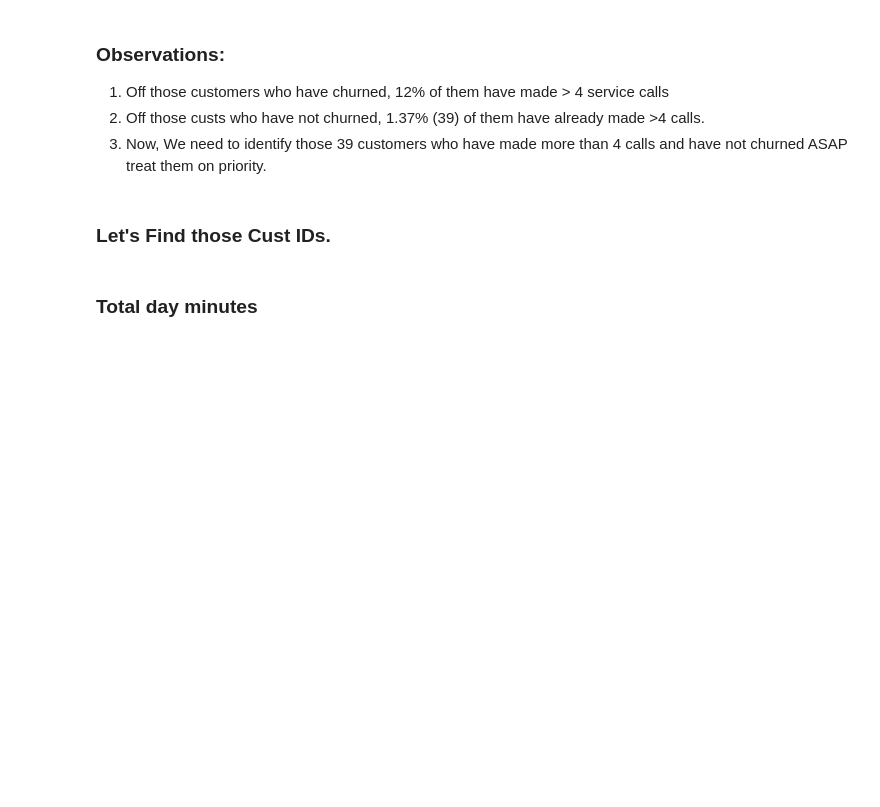
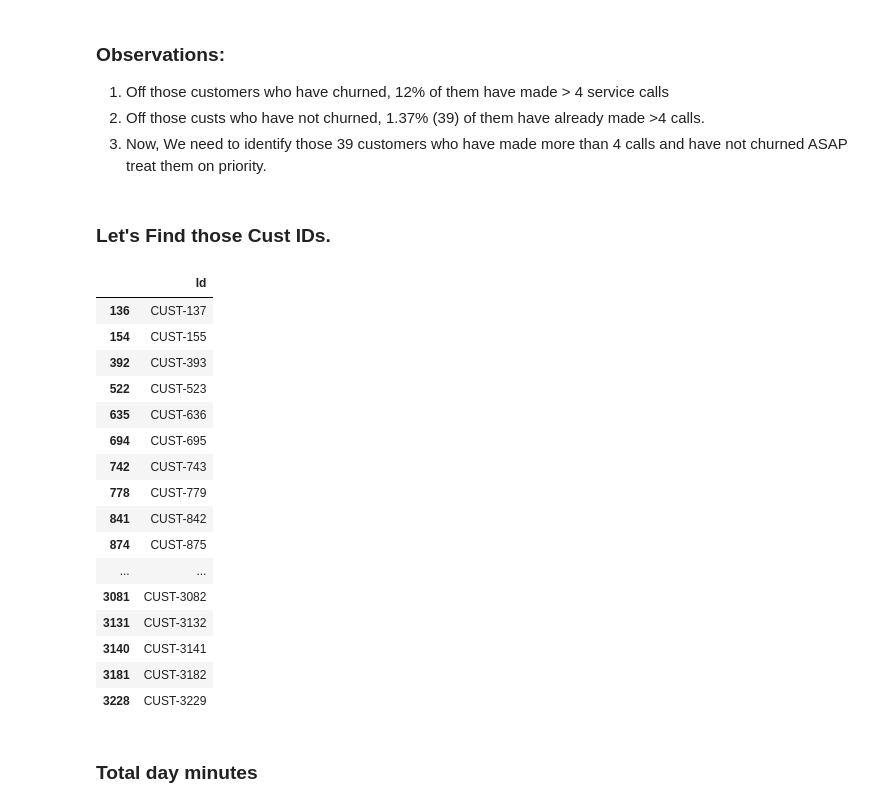
Before and after one commit to SharanKalyan/Customer_Churn_Analysis, a Jupyter notebook: Churn Prediction.ipynb, the cells around one changed output. Drawn from its saved outputs; the diff is of its cells as text; code cells hidden in the pictures; blank space fills up the shorter version.

```diff
--- a/Churn Prediction.ipynb
+++ b/Churn Prediction.ipynb
@@ -305,3 +303,23 @@ priority_ids = pd.DataFrame(priority_customers['Id'])
+# %%
+priority_ids
+# %% [output]
+|  | Id |
+| 136 | CUST-137 |
+| 154 | CUST-155 |
+| 392 | CUST-393 |
+| 522 | CUST-523 |
+| 635 | CUST-636 |
+| 694 | CUST-695 |
+| 742 | CUST-743 |
+| 778 | CUST-779 |
+| 841 | CUST-842 |
+| 874 | CUST-875 |
+| ... | ... |
+| 3081 | CUST-3082 |
+| 3131 | CUST-3132 |
+| 3140 | CUST-3141 |
+| 3181 | CUST-3182 |
+| 3228 | CUST-3229 |
 # %% [markdown]
 ### Total day minutes
 # %%
```
Also changed, not shown: parts of 23 cells of this notebook.
